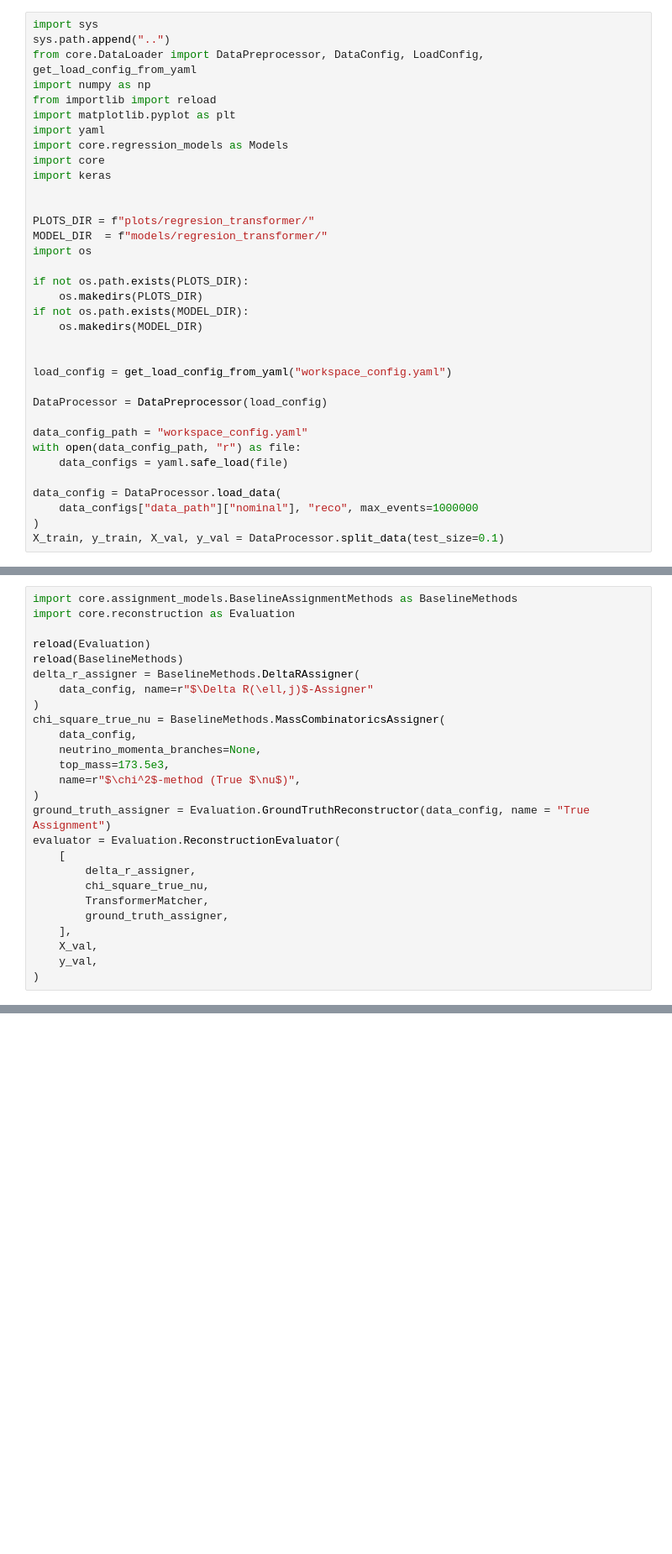
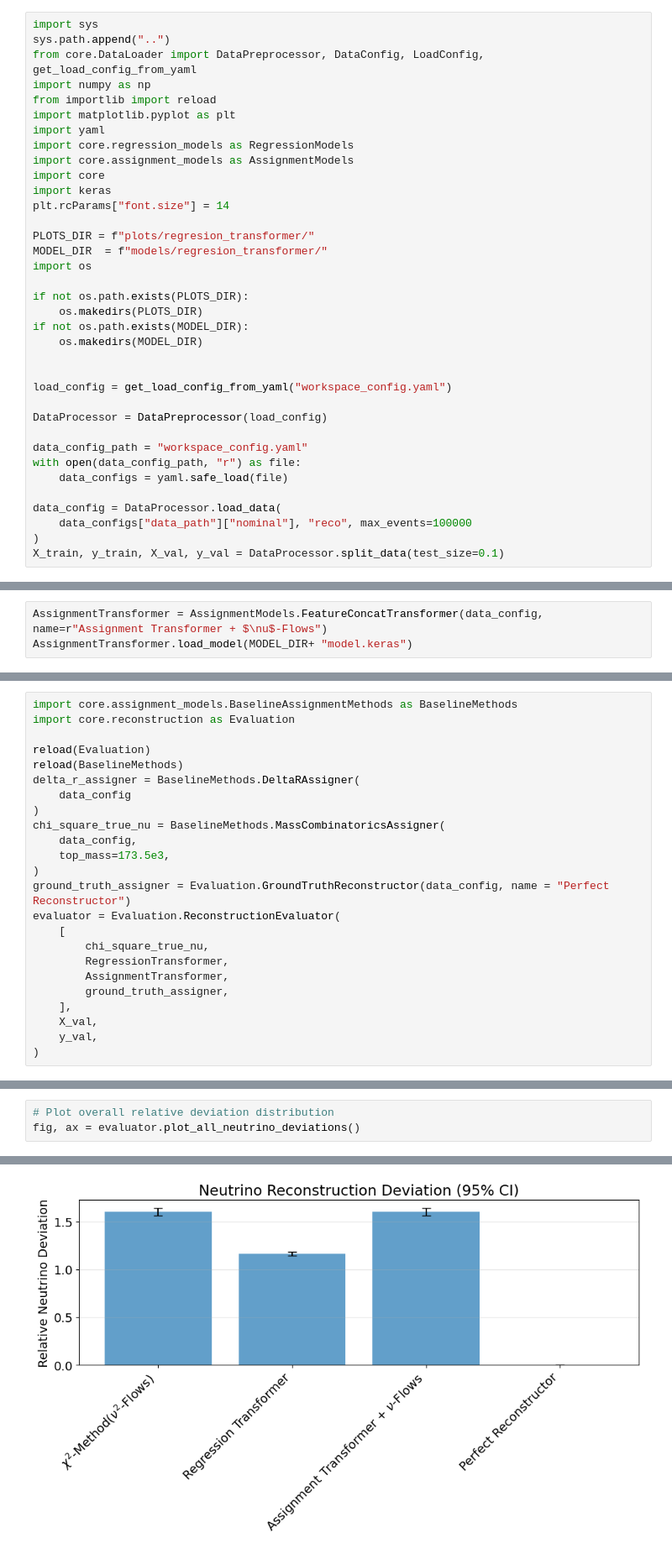
Before and after one commit to simi216/mva-trainer, a Jupyter notebook: notebooks/RegressionTransformer.ipynb, the cells around one changed output, grey strips where cells are left out. Shown at 84% size. Saved outputs shown, nothing was run; the diff lists cells and outputs as text; blank space fills up the shorter version.

```diff
--- a/notebooks/RegressionTransformer.ipynb
+++ b/notebooks/RegressionTransformer.ipynb
@@ -6,10 +6,11 @@ import numpy as np
 from importlib import reload
 import matplotlib.pyplot as plt
 import yaml
-import core.regression_models as Models
+import core.regression_models as RegressionModels
+import core.assignment_models as AssignmentModels
 import core
 import keras
-
+plt.rcParams["font.size"] = 14
 
 PLOTS_DIR = f"plots/regresion_transformer/"
 MODEL_DIR  = f"models/regresion_transformer/"
@@ -30,6 +31,6 @@ with open(data_config_path, "r") as file:
     data_configs = yaml.safe_load(file)
 
 data_config = DataProcessor.load_data(
-    data_configs["data_path"]["nominal"], "reco", max_events=1000000
+    data_configs["data_path"]["nominal"], "reco", max_events=100000
 )
 X_train, y_train, X_val, y_val = DataProcessor.split_data(test_size=0.1)
@@ -35,0 +52,3 @@ X_train, y_train, X_val, y_val = DataProcessor.split_data(test_size=0.1)
+# %%
+AssignmentTransformer = AssignmentModels.FeatureConcatTransformer(data_config, name=r"Assignment Transformer + $\nu$-Flows")
+AssignmentTransformer.load_model(MODEL_DIR+ "model.keras")
@@ -90,20 +68,18 @@ import core.reconstruction as Evaluation
 reload(Evaluation)
 reload(BaselineMethods)
 delta_r_assigner = BaselineMethods.DeltaRAssigner(
-    data_config, name=r"$\Delta R(\ell,j)$-Assigner"
+    data_config
 )
 chi_square_true_nu = BaselineMethods.MassCombinatoricsAssigner(
     data_config,
-    neutrino_momenta_branches=None,
     top_mass=173.5e3,
-    name=r"$\chi^2$-method (True $\nu$)",
 )
-ground_truth_assigner = Evaluation.GroundTruthReconstructor(data_config, name = "True Assignment")
+ground_truth_assigner = Evaluation.GroundTruthReconstructor(data_config, name = "Perfect Reconstructor")
 evaluator = Evaluation.ReconstructionEvaluator(
     [
-        delta_r_assigner,
         chi_square_true_nu,
-        TransformerMatcher,
+        RegressionTransformer,
+        AssignmentTransformer,
         ground_truth_assigner,
     ],
     X_val,
@@ -225,0 +226,4 @@ fig.savefig(PLOTS_DIR + "complementarity_matrix.pdf")
+# %%
+# Plot overall relative deviation distribution
+fig, ax = evaluator.plot_all_neutrino_deviations()
+# %% [output]
@@ -225,0 +236 @@ fig.savefig(PLOTS_DIR + "complementarity_matrix.pdf")
+[figure, added]
```
Also changed, not shown: parts of 21 cells of this notebook, 15 other files.
